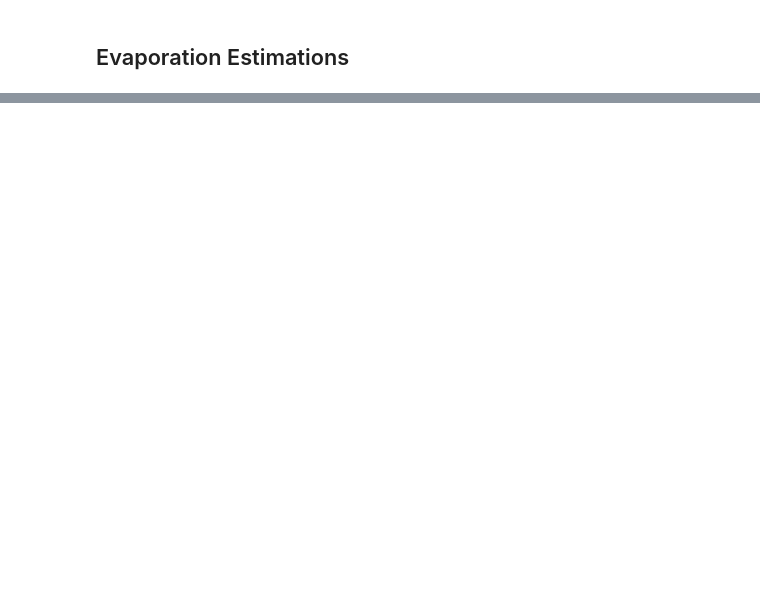
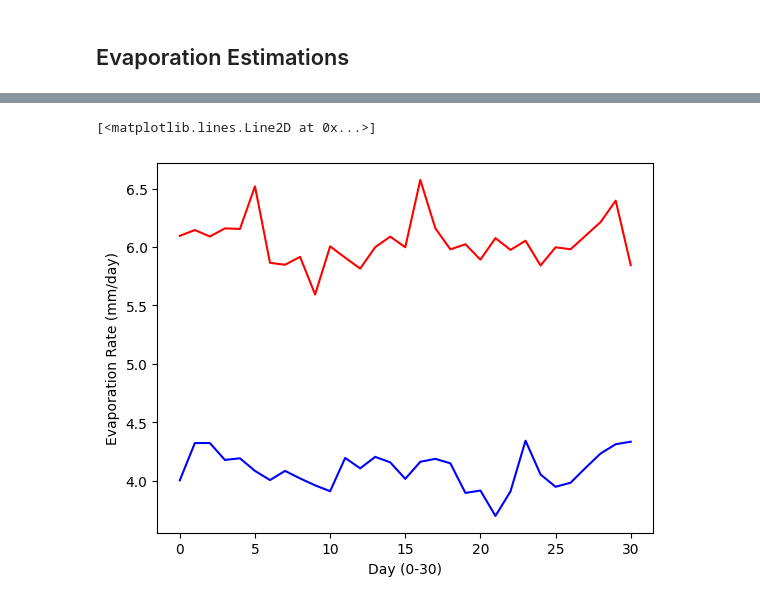
Before and after one commit to quinnouyang/Bodaway-Gap-Research, a Jupyter notebook: Water Optimization/dynamics_model/evaporation_modeling.ipynb, the cells around one changed output, grey strips where cells are left out. Cells and saved outputs as stored; diff of their text form; code cells hidden in the pictures; blank space fills up the shorter version.

```diff
--- a/Water Optimization/dynamics_model/evaporation_modeling.ipynb
+++ b/Water Optimization/dynamics_model/evaporation_modeling.ipynb
@@ -194,0 +343,31 @@ res_m_df["est"].groupby(res_m_df["month"]).mean().plot()
+# %%
+pga_d_df = get_mean(pga_df, "valid", ["tmpc", "dwpc", "smps"], "D")
+irr_d_df = get_mean(irr_df, "time", ["G(i)"], "D")
+
+res_d_df = pd.merge(
+    pga_d_df,
+    irr_d_df["G(i)"],
+    how="inner",
+    left_on="valid",
+    right_on="time",
+    suffixes=["_res", "_irr"],
+)
+
+res_d_df["est"] = res_d_df.apply(
+    lambda row: get_evaporation_rate(
+        row["tmpc"], row["dwpc"], ELEVATION, row["G(i)"], row["smps"]
+    ),
+    axis=1,
+)
+
+res_d_mean_df = res_d_df["est"].groupby(res_d_df["month"]).mean()
+res_d_data = res_d_df.groupby("day").mean()[["tmpc", "dwpc", "G(i)", "smps"]].to_numpy()
+days = np.arange(res_d_data.shape[0])
+
+plt.xlabel("Day (0-30)")
+plt.ylabel("Evaporation Rate (mm/day)")
+plt.plot(days, evaporation_rate_curve(res_d_data, *popt), "b")  # Curve-fitted model
+plt.plot(days, res_d_df["est"].groupby(res_d_df["day"]).mean(), "r")  # Original model
+# %% [output]
+[<matplotlib.lines.Line2D at 0x...>]
+[figure, added]
```
Also changed, not shown: parts of 13 cells of this notebook, 1 other file.
